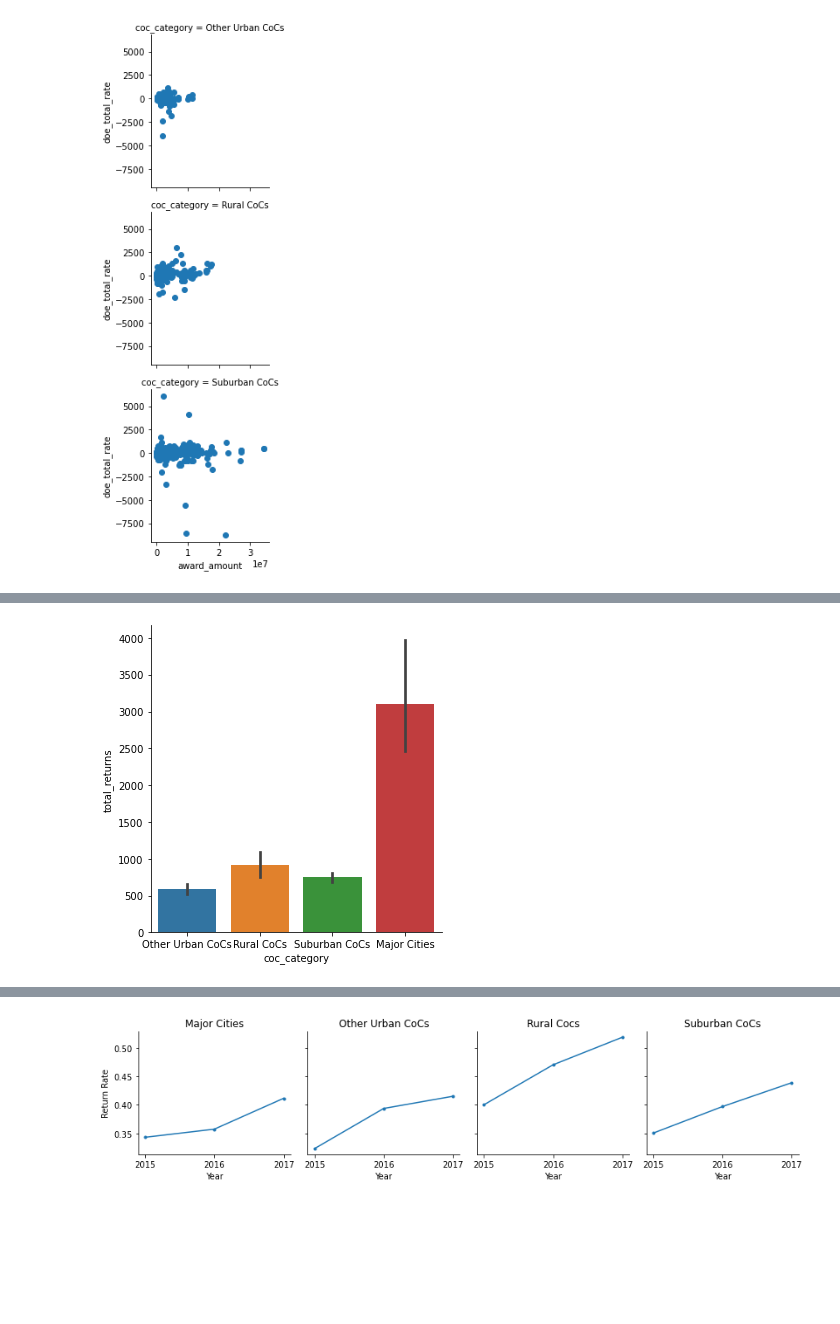
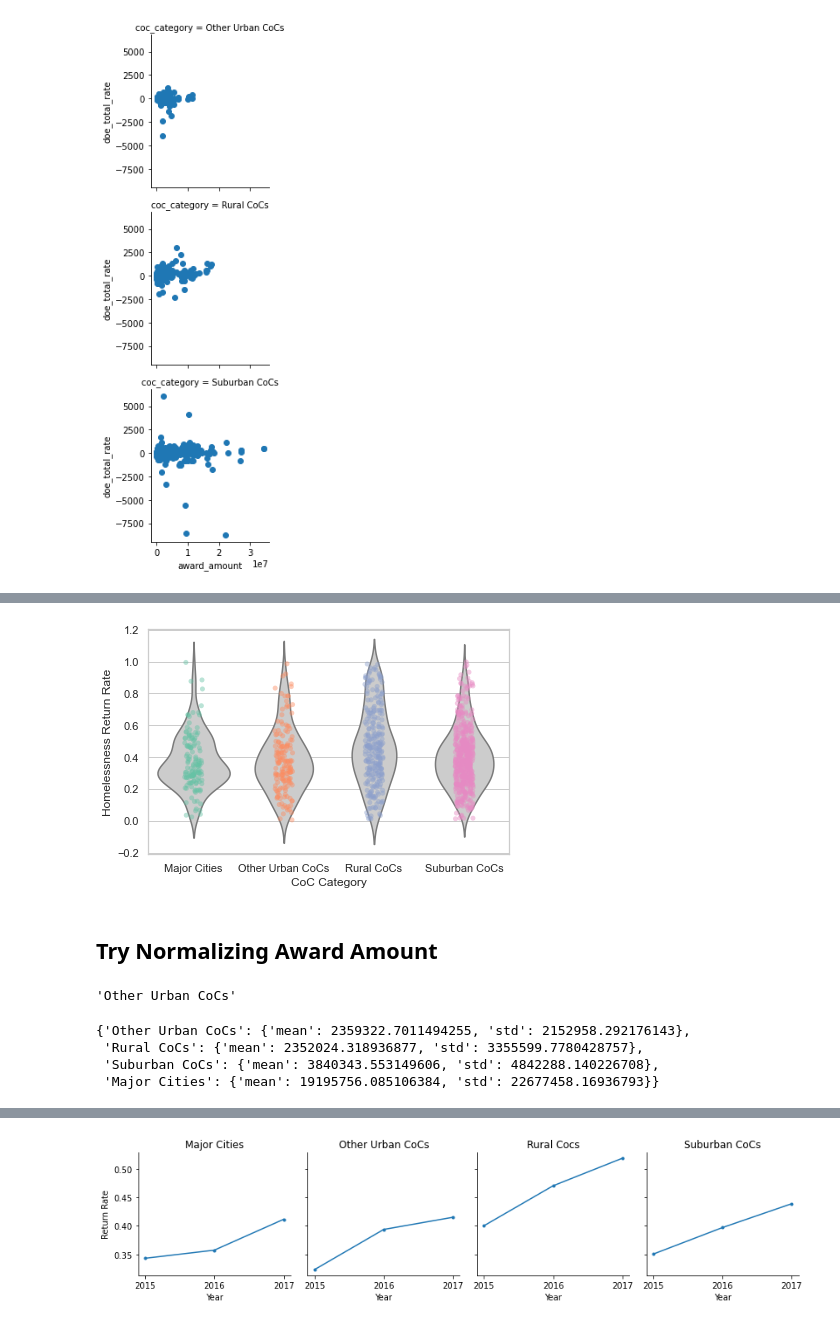
Before and after one commit to daniels241/UCLAx-Data-Science-Project, a Jupyter notebook: Notebooks/Graphs!.ipynb, the cells around one changed output, grey strips where cells are left out. Drawn from its saved outputs; the diff is of its cells as text; code cells hidden in the pictures; blank space fills up the shorter version.

```diff
--- a/Notebooks/Graphs!.ipynb
+++ b/Notebooks/Graphs!.ipynb
@@ -56,4 +52,20 @@ g.savefig('Total_Returns_to_CoC_x_CoC_Category.png')
-# %%
-g = sns.catplot(x = 'coc_category', y='total_returns', kind='bar', data=graph_data.dropna().query("Return_Rate < 1"))
-# %% [output]
-[figure, removed]
+# %%
+## Clean Up A little for Categorical Plots
+cat_graph_data = graph_data[graph_data['Return_Rate'].replace(np.inf, np.nan).fillna(0) > 0].reset_index(drop=True).copy()
+# %%
+## Look At Distributuib if Return Rate
+sns.set(style="whitegrid")
+fig = plt.figure()
+g = sns.violinplot(x='coc_category', y='Return_Rate', data=cat_graph_data.query('Return_Rate < 1'),  inner=None, color=".8", order = ['Major Cities', 'Other Urban CoCs', 'Rural CoCs', 'Suburban CoCs'])
+g = sns.stripplot(x='coc_category', y='Return_Rate', data=cat_graph_data.query('Return_Rate < 1'),  palette="Set2",edgecolor="gray", alpha=.45, order = ['Major Cities', 'Other Urban CoCs', 'Rural CoCs', 'Suburban CoCs'])
+g.set(xlabel='CoC Category', ylabel = 'Homelessness Return Rate')
+plt.tight_layout()
+fig.savefig('coc_category_x_homelessness_return_rate_dist.png')
+# %% [output]
+[figure, added]
+# %% [markdown]
+## Try Normalizing Award Amount
+# %%
+coc
+# %% [output]
+'Other Urban CoCs'
@@ -59,0 +79,7 @@ g = sns.catplot(x = 'coc_category', y='total_returns', kind='bar', data=graph_da
+# %%
+stat_dict
+# %% [output]
+{'Other Urban CoCs': {'mean': 2359322.7011494255, 'std': 2152958.292176143},
+ 'Rural CoCs': {'mean': 2352024.318936877, 'std': 3355599.7780428757},
+ 'Suburban CoCs': {'mean': 3840343.553149606, 'std': 4842288.140226708},
+ 'Major Cities': {'mean': 19195756.085106384, 'std': 22677458.16936793}}
```
Also changed, not shown: parts of 19 cells of this notebook, 19 other files.
